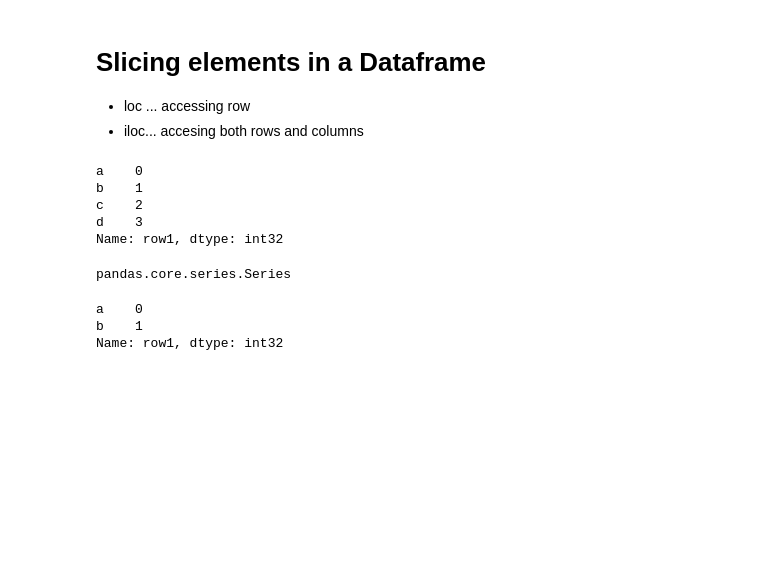
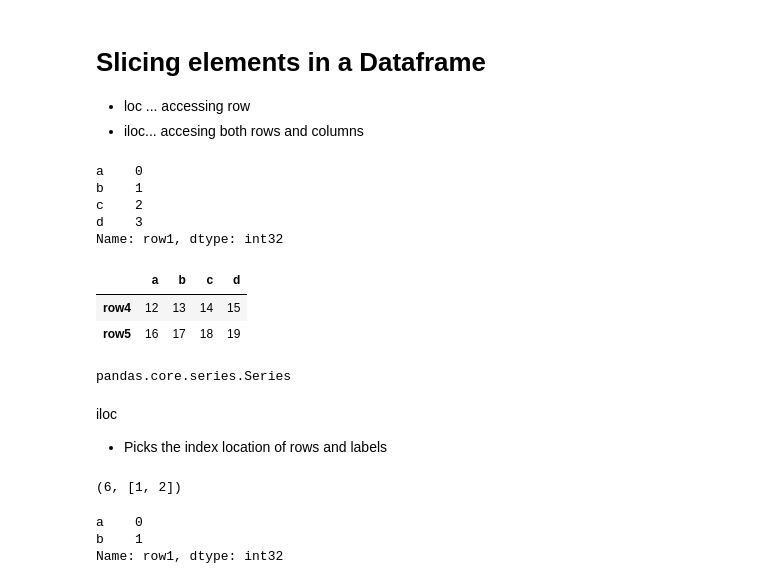
Before and after one commit to kwabena55/ML-Crash-Course, a Jupyter notebook: 04.Pandas.ipynb, the cells around one changed output. Drawn from its saved outputs; the diff is of its cells as text; code cells hidden in the pictures; blank space fills up the shorter version.

```diff
--- a/04.Pandas.ipynb
+++ b/04.Pandas.ipynb
@@ -28,10 +28,23 @@ b    1
 c    2
 d    3
 Name: row1, dtype: int32
+# %%
+df.loc[(df.a > 8)]
+# %% [output]
+|  | a | b | c | d |
+| row4 | 12 | 13 | 14 | 15 |
+| row5 | 16 | 17 | 18 | 19 |
 # %%
 type(df.loc["row1"])
 # %% [output]
 pandas.core.series.Series
+# %% [markdown]
+iloc
+* Picks the index location of rows and labels
+# %%
+df.iloc[1,2],[1,2]
+# %% [output]
+(6, [1, 2])
 # %%
 df.loc["row1"][0:2]
 # %% [output]
```
